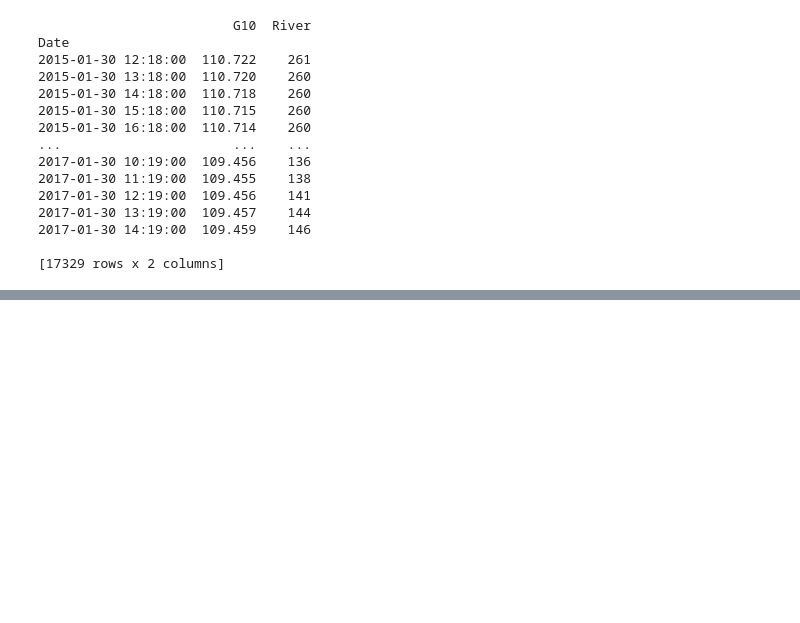
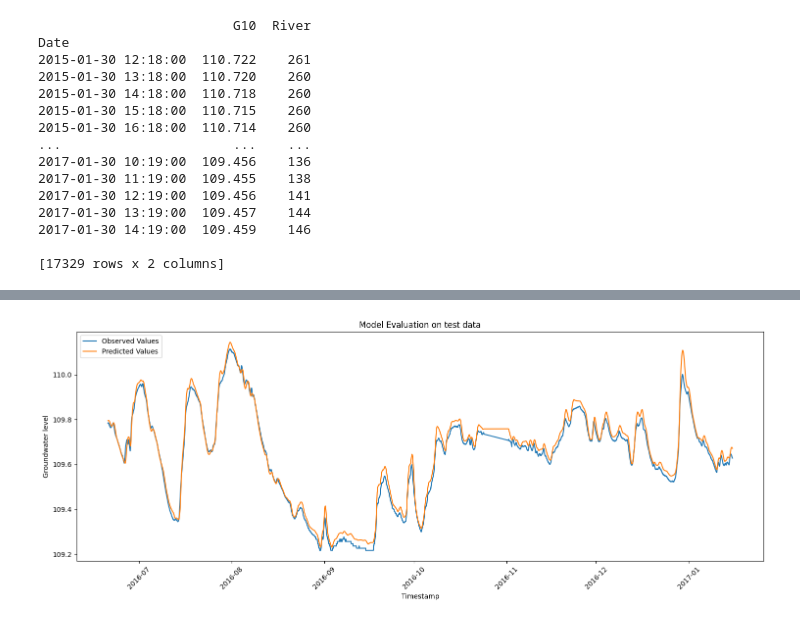
Before and after one commit to bishair/Model-Improvements, a Jupyter notebook: G10-improvements.ipynb, the cells around one changed output, grey strips where cells are left out. Cells and saved outputs as stored; diff of their text form; code cells hidden in the pictures; blank space fills up the shorter version.

```diff
--- a/G10-improvements.ipynb
+++ b/G10-improvements.ipynb
@@ -173,0 +216,39 @@ scaler = joblib.load('scaler.gz')
+# %%
+y_pred = model.predict(X_test_eval)
+y_pred = y_pred.reshape(-1, 1)
+# Create a dummy array with the same number of samples and one less feature
+dummy_feature = np.zeros((y_pred.shape[0], 1))
+# Concatenate the predictions with this dummy array
+concat_pred = np.concatenate([y_pred, dummy_feature], axis=1)
+# Inverse transform and then take only the first column  (actual predictions)
+y_pred_inverse = scaler.inverse_transform(concat_pred)[:, 0]
+# Evaluate the trained model on X_test_eval, y_test_eval, and dates_test_eval_seq and plot the predictions with the corresponding dates
+
+# Extracting the last timestamp from each sequence for plotting
+x_eval_timestamps = [dates[-1] for dates in dates_test_eval_seq]
+
+# Reshape y_test_eval for concatenation
+y_test_eval_reshaped = y_test_eval.reshape(-1, 1)
+# Create a dummy feature with the same number of samples
+dummy_feature_eval = np.zeros_like(y_test_eval_reshaped)
+# Concatenate y_test_eval with the dummy feature
+concat_eval = np.concatenate([y_test_eval_reshaped, dummy_feature_eval], axis=1)
+# Inverse transform and extract the relevant part
+y_test_eval_inverse = scaler.inverse_transform(concat_eval)[:, 0]
+
+# Calculate MSE
+mse = mean_squared_error(y_test_eval_inverse, y_pred_inverse)
+print(f"Mean Squared Error: {mse}")
+
+# Plotting
+plt.figure(figsize=(15, 6))
+plt.plot(x_eval_timestamps, y_test_eval_inverse, label='Observed Values')
+plt.plot(x_eval_timestamps, y_pred_inverse, label='Predicted Values')
+plt.xlabel('Timestamp')
+plt.ylabel('Groundwater level')
+plt.title('Model Evaluation on test data')
+plt.legend()
+plt.xticks(rotation=45)
+plt.tight_layout()
+plt.show()
+# %% [output]
@@ -173,0 +257 @@ scaler = joblib.load('scaler.gz')
+[figure, added]
```
Also changed, not shown: parts of 10 cells of this notebook.
